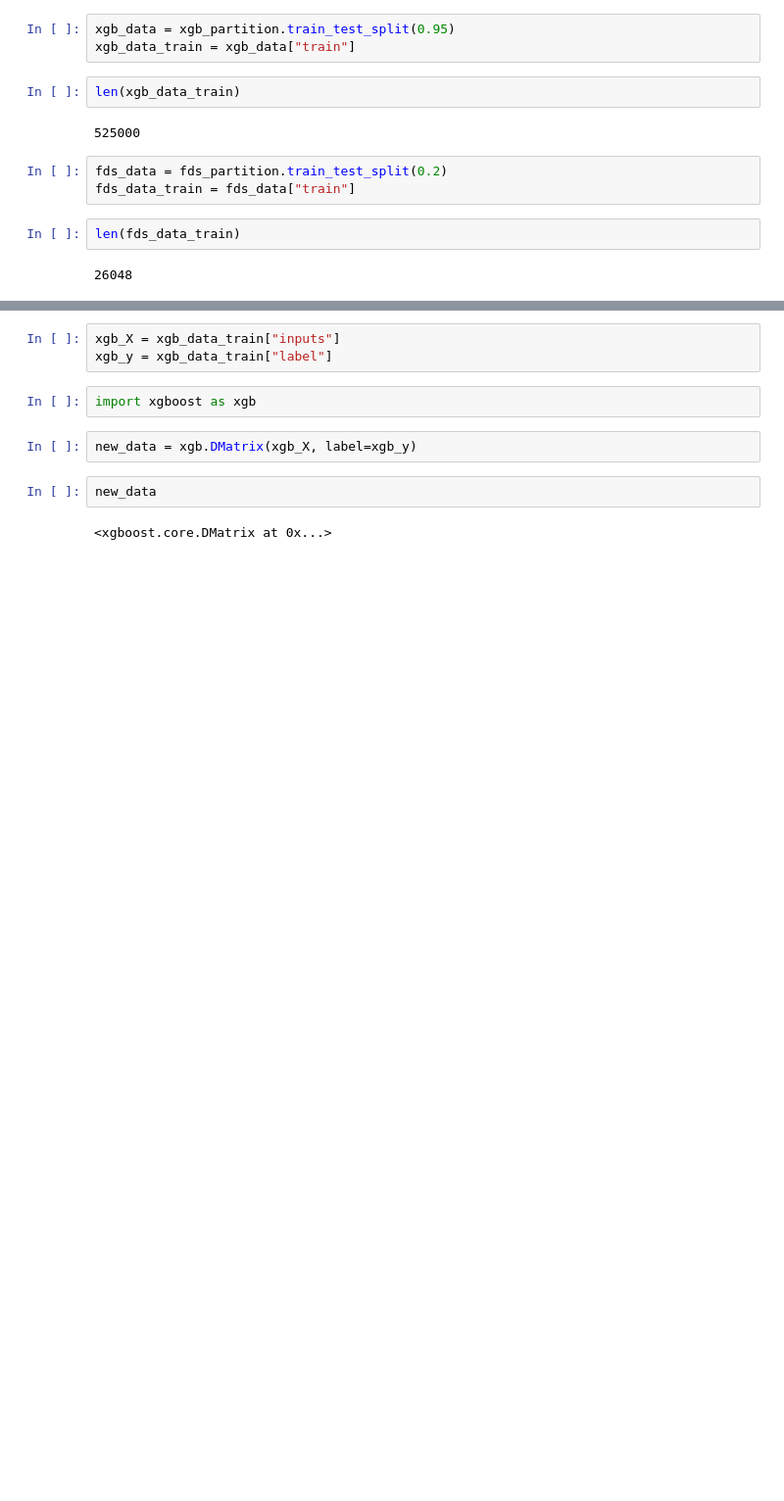
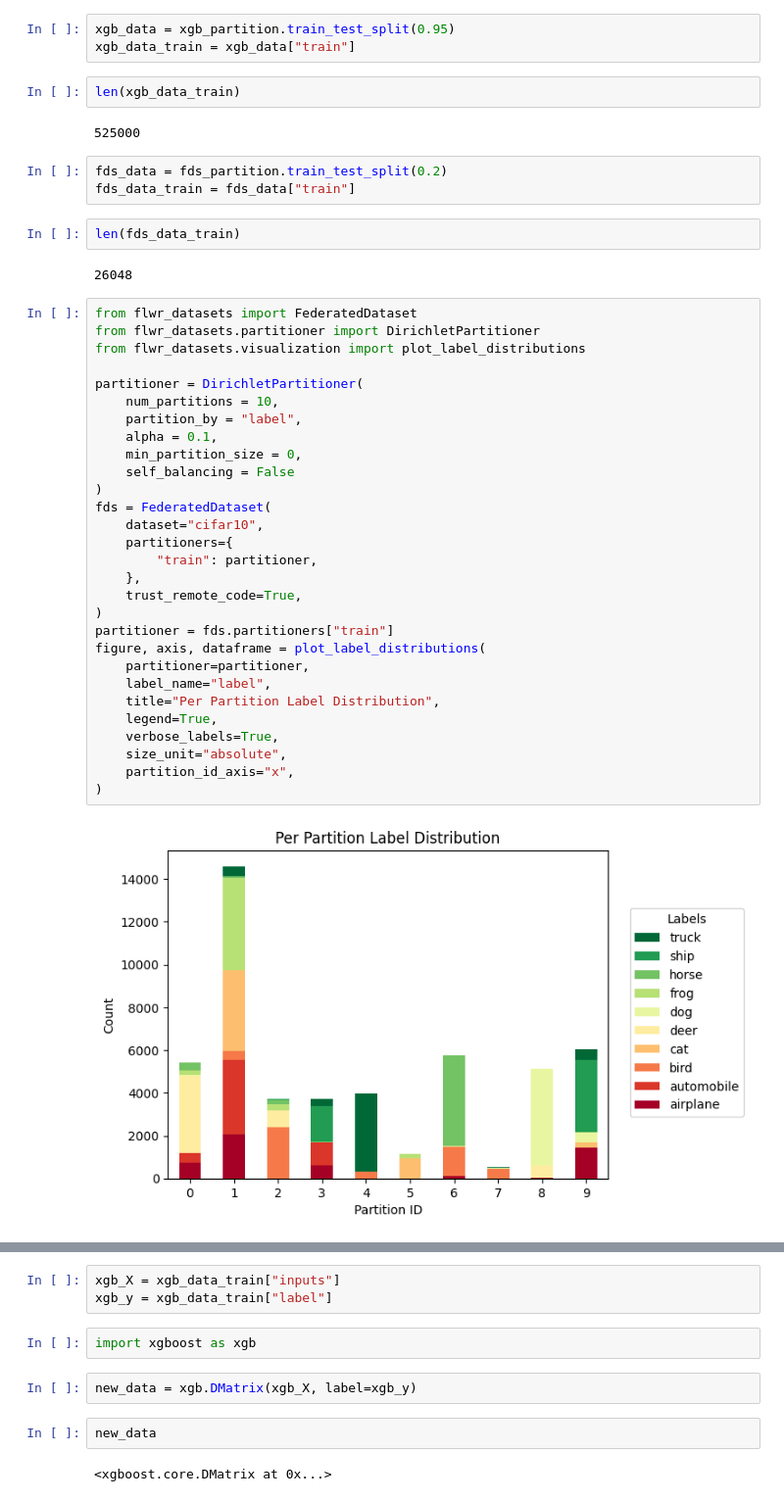
Before and after one commit to gustavoguaragna/GeraFed, a Jupyter notebook: Playground.ipynb, the cells around one changed output, grey strips where cells are left out. Shown at 98% size. Drawn from its saved outputs; the diff is of its cells as text; blank space fills up the shorter version.

```diff
--- a/Playground.ipynb
+++ b/Playground.ipynb
@@ -367,3 +367,34 @@ fds_data_train = fds_data["train"]
 len(fds_data_train)
 # %% [output]
 26048
+# %%
+from flwr_datasets import FederatedDataset
+from flwr_datasets.partitioner import DirichletPartitioner
+from flwr_datasets.visualization import plot_label_distributions
+
+partitioner = DirichletPartitioner(
+	num_partitions = 10,
+	partition_by = "label",
+	alpha = 0.1,
+	min_partition_size = 0,
+	self_balancing = False
+)
+fds = FederatedDataset(
+    dataset="cifar10",
+    partitioners={
+        "train": partitioner,
+    },
+    trust_remote_code=True,
+)
+partitioner = fds.partitioners["train"]
+figure, axis, dataframe = plot_label_distributions(
+    partitioner=partitioner,
+    label_name="label",
+    title="Per Partition Label Distribution",
+    legend=True,
+    verbose_labels=True,
+    size_unit="absolute",
+    partition_id_axis="x",
+)
+# %% [output]
+[figure, added]
```
Also changed, not shown: parts of 2 cells of this notebook, 4 other files.
